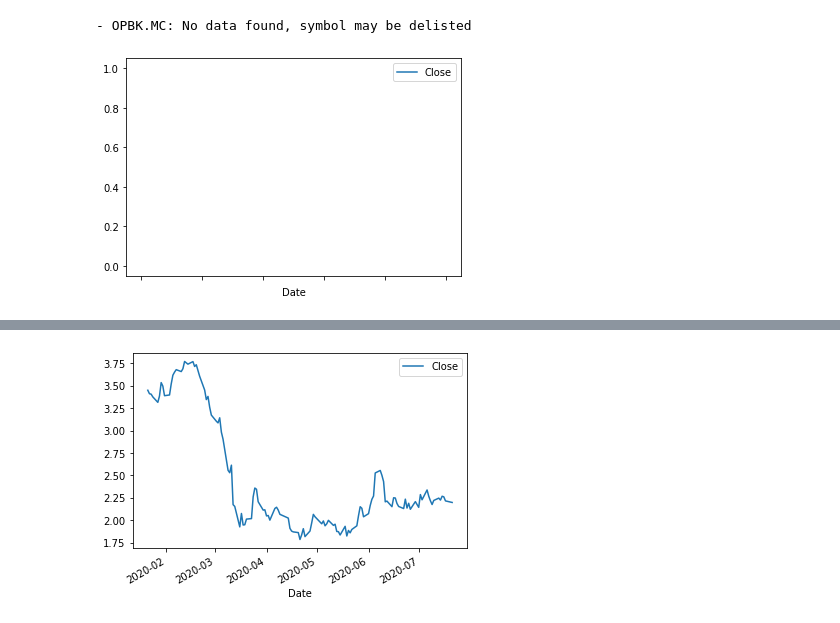
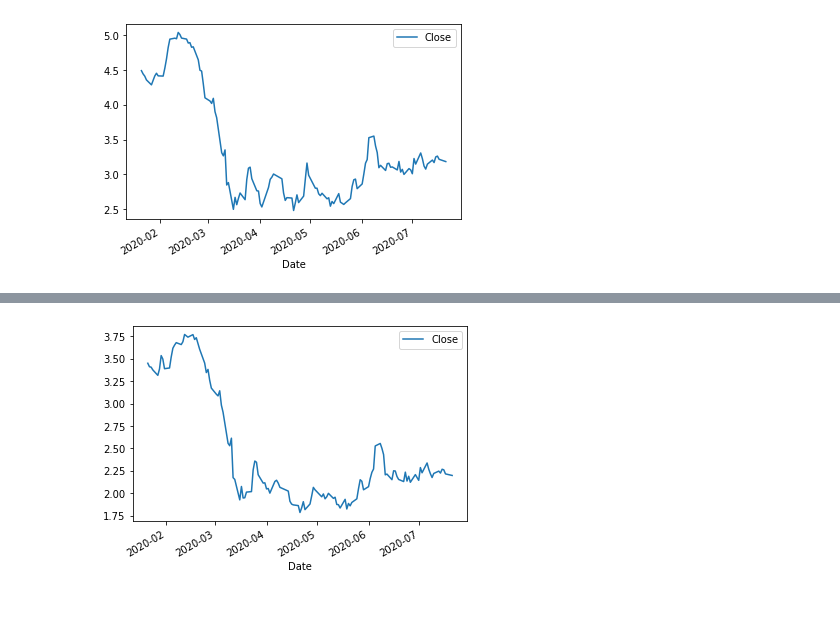
Before and after one commit to emunozlorenzo/newsstand, a Jupyter notebook: notebooks/06_Stocks.ipynb, the cells around one changed output, grey strips where cells are left out. Saved outputs shown, nothing was run; the diff lists cells and outputs as text; code cells hidden in the pictures.

```diff
--- a/notebooks/06_Stocks.ipynb
+++ b/notebooks/06_Stocks.ipynb
@@ -1,11 +1,10 @@
 # %%
 import yfinance as yf
 # %%
-bbva = yf.Ticker("OPBK")
+bbva = yf.Ticker("BBVA.MC")
 # get historical market data
 hist_bbva = bbva.history(period="6mo")
 hist_bbva.tail()
 hist_bbva[['Close']].plot();
 # %% [output]
-- OPBK.MC: No data found, symbol may be delisted
-[figure, old version]
+[figure, new version]
```
Also changed, not shown: parts of 3 cells of this notebook, 7 other files.
